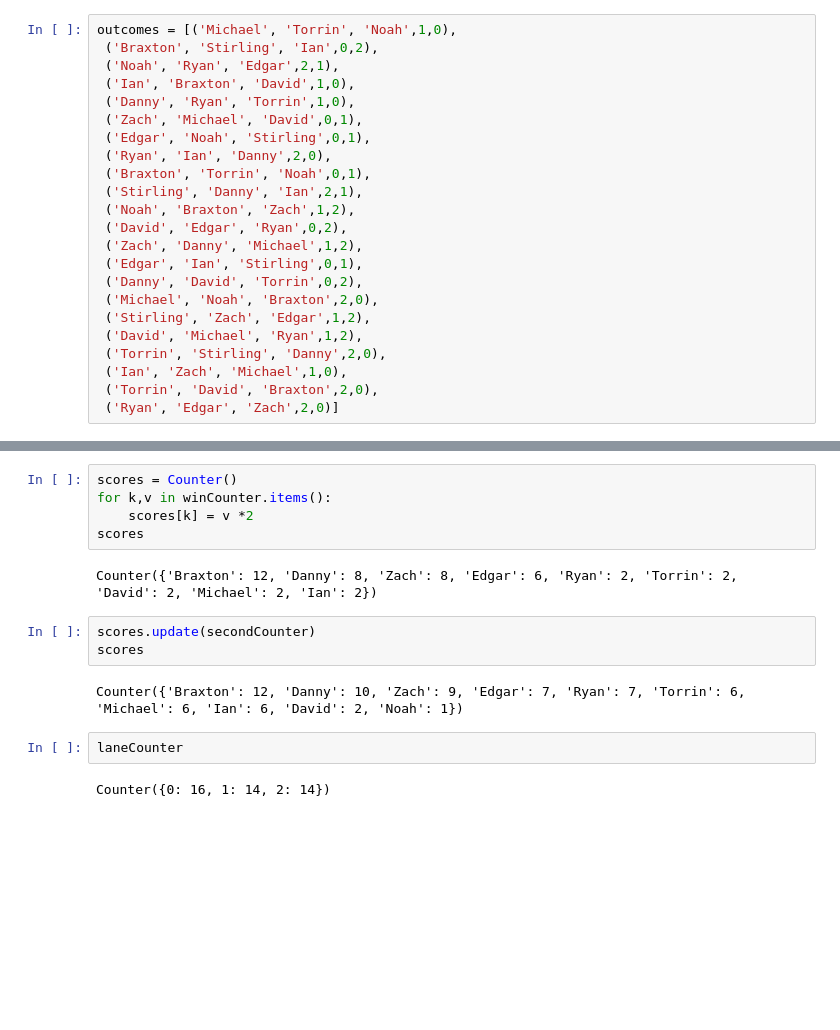
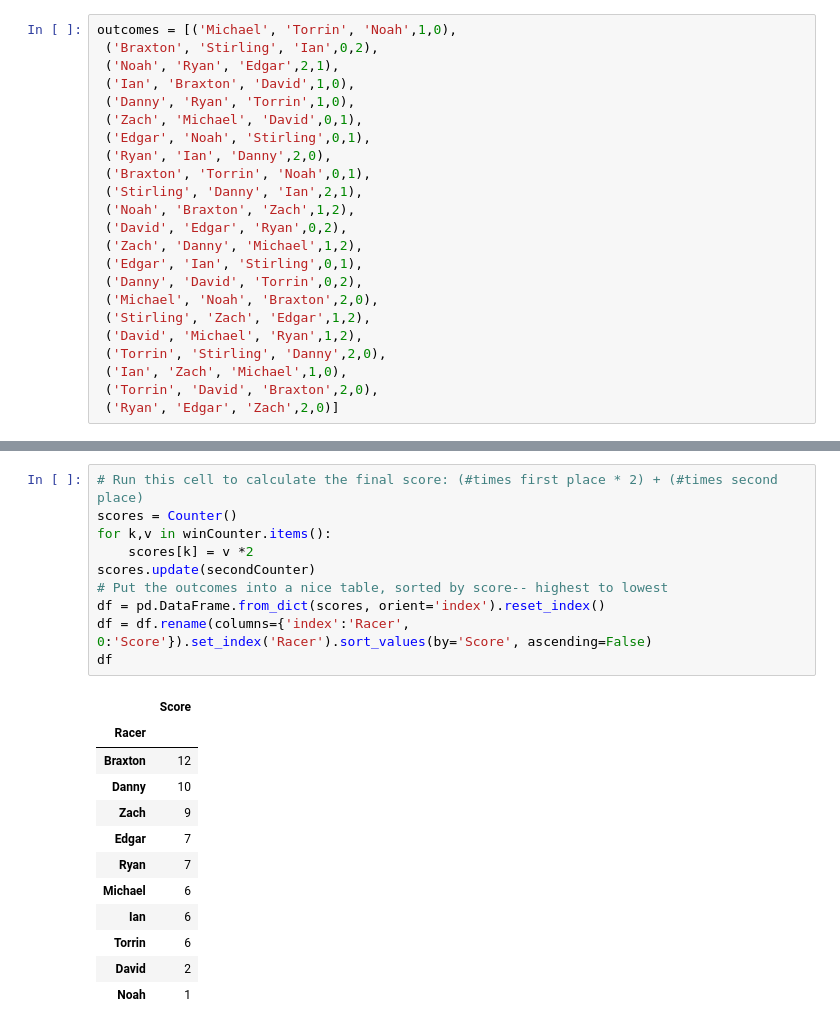
Before and after one commit to danwalkeriv/PinewoodDerby, a Jupyter notebook: Pinewood Derby 3 Lanes.ipynb, the cells around one changed output, grey strips where cells are left out. Drawn from its saved outputs; the diff is of its cells as text; blank space fills up the shorter version.

```diff
--- a/Pinewood Derby 3 Lanes.ipynb
+++ b/Pinewood Derby 3 Lanes.ipynb
@@ -173,16 +180,23 @@ Counter({'Ryan': 5, 'Torrin': 4, 'Michael': 4, 'Ian': 4, 'Danny': 2, 'Zach': 1,
-# %%
-scores = Counter()
-for k,v in winCounter.items():
-    scores[k] = v *2
-scores
-# %% [output]
-Counter({'Braxton': 12, 'Danny': 8, 'Zach': 8, 'Edgar': 6, 'Ryan': 2, 'Torrin': 2, 'David': 2, 'Michael': 2, 'Ian': 2})
-# %%
-scores.update(secondCounter)
-scores
-# %% [output]
-Counter({'Braxton': 12, 'Danny': 10, 'Zach': 9, 'Edgar': 7, 'Ryan': 7, 'Torrin': 6, 'Michael': 6, 'Ian': 6, 'David': 2, 'Noah': 1})
-# %%
-laneCounter
-# %% [output]
-Counter({0: 16, 1: 14, 2: 14})
+# %%
+# Run this cell to calculate the final score: (#times first place * 2) + (#times second place)
+scores = Counter()
+for k,v in winCounter.items():
+    scores[k] = v *2
+scores.update(secondCounter)
+# Put the outcomes into a nice table, sorted by score-- highest to lowest
+df = pd.DataFrame.from_dict(scores, orient='index').reset_index()
+df = df.rename(columns={'index':'Racer', 0:'Score'}).set_index('Racer').sort_values(by='Score', ascending=False)
+df
+# %% [output]
+|  | Score |
+| Racer |  |
+| Braxton | 12 |
+| Danny | 10 |
+| Zach | 9 |
+| Edgar | 7 |
+| Ryan | 7 |
+| Michael | 6 |
+| Ian | 6 |
+| Torrin | 6 |
+| David | 2 |
+| Noah | 1 |
```
Also changed, not shown: parts of 10 cells of this notebook.
